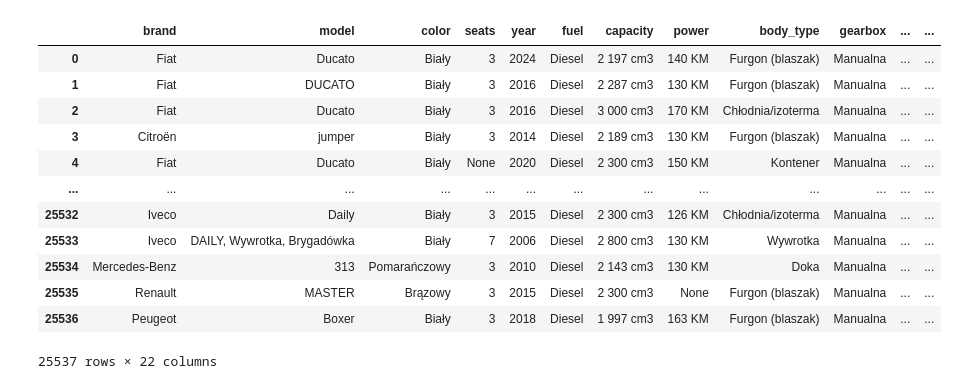
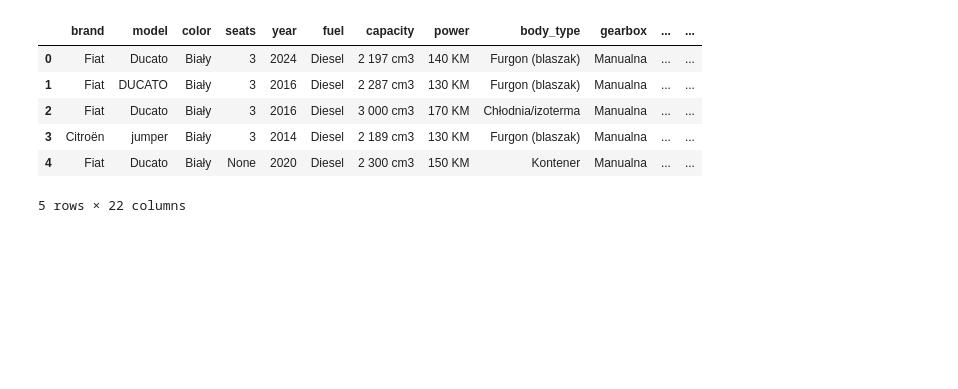
Before and after one commit to Advanced-Data-Mining/Otomoto_data_mining, a Jupyter notebook: analysis.ipynb, the cells around one changed output. Drawn from its saved outputs; the diff is of its cells as text; code cells hidden in the pictures; blank space fills up the shorter version.

```diff
--- a/analysis.ipynb
+++ b/analysis.ipynb
@@ -5,18 +5,12 @@ import glob
 files = glob.glob("data/*.parquet")
 df = pd.concat([pd.read_parquet(f) for f in files], ignore_index=True)
 # %%
-df
+df.head()
 # %% [output]
 |  | brand | model | color | seats | year | fuel | capacity | power | body_type | gearbox | ... | ... |
 | 0 | Fiat | Ducato | Biały | 3 | 2024 | Diesel | 2 197 cm3 | 140 KM | Furgon (blaszak) | Manualna | ... | ... |
 | 1 | Fiat | DUCATO | Biały | 3 | 2016 | Diesel | 2 287 cm3 | 130 KM | Furgon (blaszak) | Manualna | ... | ... |
 | 2 | Fiat | Ducato | Biały | 3 | 2016 | Diesel | 3 000 cm3 | 170 KM | Chłodnia/izoterma | Manualna | ... | ... |
 | 3 | Citroën | jumper | Biały | 3 | 2014 | Diesel | 2 189 cm3 | 130 KM | Furgon (blaszak) | Manualna | ... | ... |
 | 4 | Fiat | Ducato | Biały | None | 2020 | Diesel | 2 300 cm3 | 150 KM | Kontener | Manualna | ... | ... |
-| ... | ... | ... | ... | ... | ... | ... | ... | ... | ... | ... | ... | ... |
-| 25532 | Iveco | Daily | Biały | 3 | 2015 | Diesel | 2 300 cm3 | 126 KM | Chłodnia/izoterma | Manualna | ... | ... |
-| 25533 | Iveco | DAILY, Wywrotka, Brygadówka | Biały | 7 | 2006 | Diesel | 2 800 cm3 | 130 KM | Wywrotka | Manualna | ... | ... |
-| 25534 | Mercedes-Benz | 313 | Pomarańczowy | 3 | 2010 | Diesel | 2 143 cm3 | 130 KM | Doka | Manualna | ... | ... |
-| 25535 | Renault | MASTER | Brązowy | 3 | 2015 | Diesel | 2 300 cm3 | None | Furgon (blaszak) | Manualna | ... | ... |
-| 25536 | Peugeot | Boxer | Biały | 3 | 2018 | Diesel | 1 997 cm3 | 163 KM | Furgon (blaszak) | Manualna | ... | ... |
-25537 rows × 22 columns
+5 rows × 22 columns
```
Also changed, not shown: parts of 12 cells of this notebook, 1 other file.
